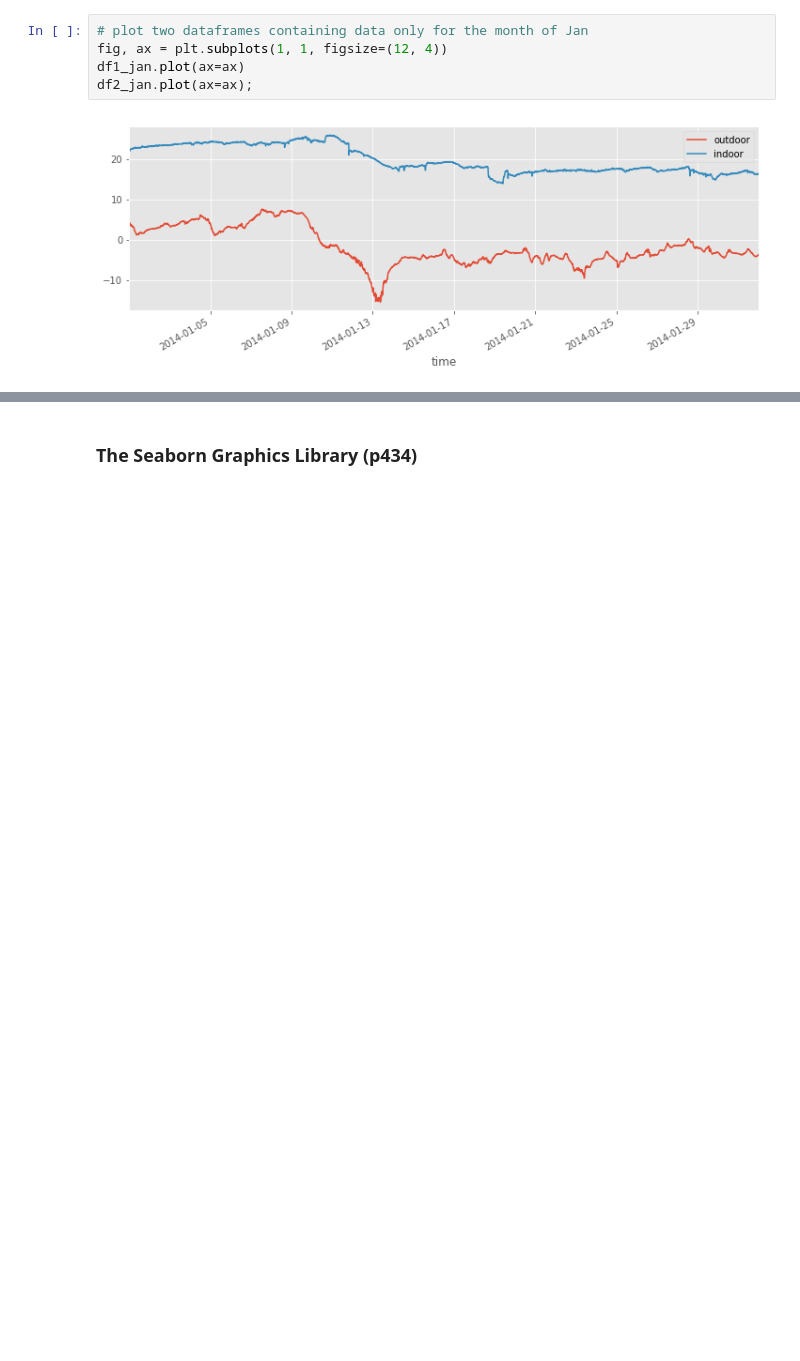
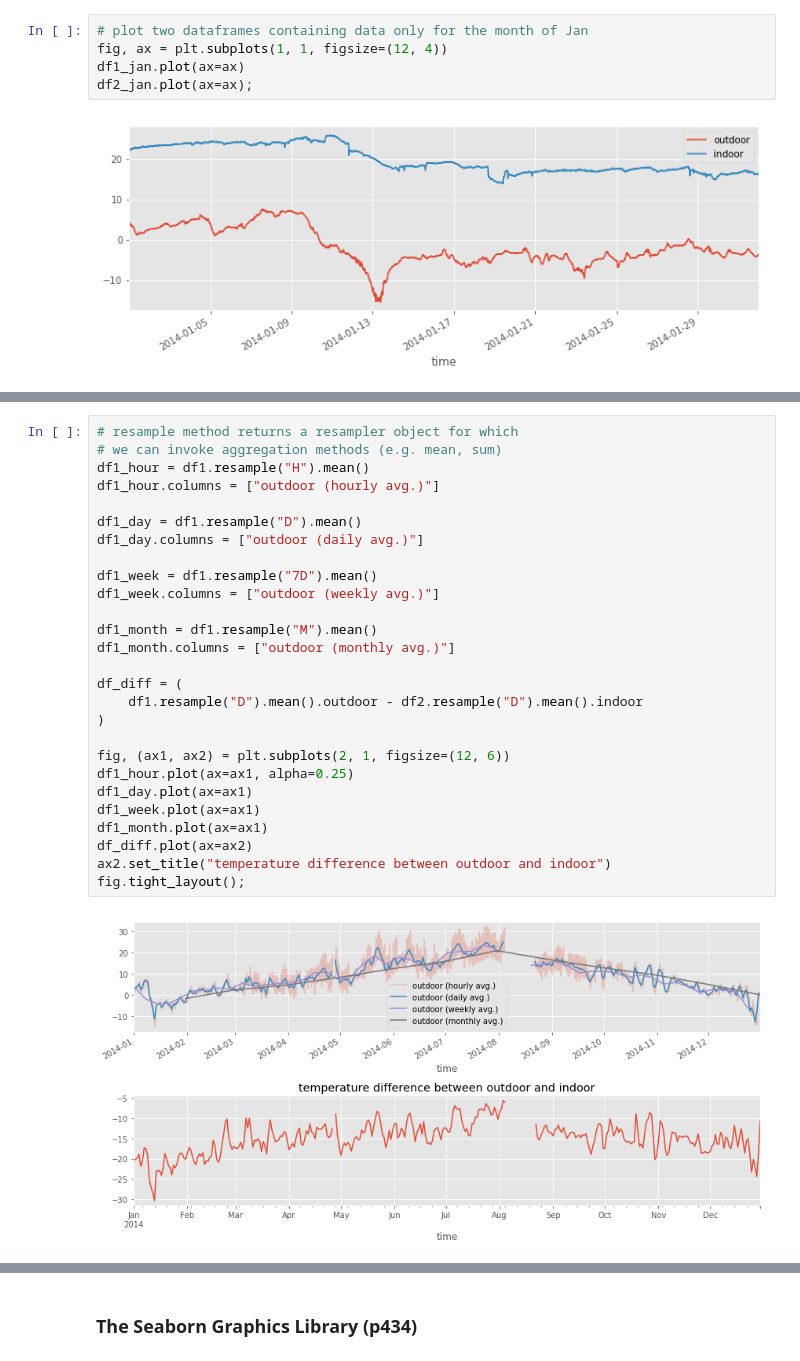
Before and after one commit to mathlarvalab/Nemurecal_Python, a Jupyter notebook: code/ch12/gee.ipynb, the cells around one changed output, grey strips where cells are left out. Cells and saved outputs as stored; diff of their text form; blank space fills up the shorter version.

```diff
--- a/code/ch12/gee.ipynb
+++ b/code/ch12/gee.ipynb
@@ -608,0 +647,29 @@ df1_month.head()
+# %%
+# resample method returns a resampler object for which
+# we can invoke aggregation methods (e.g. mean, sum)
+df1_hour = df1.resample("H").mean()
+df1_hour.columns = ["outdoor (hourly avg.)"]
+
+df1_day = df1.resample("D").mean()
+df1_day.columns = ["outdoor (daily avg.)"]
+
+df1_week = df1.resample("7D").mean()
+df1_week.columns = ["outdoor (weekly avg.)"]
+
+df1_month = df1.resample("M").mean()
+df1_month.columns = ["outdoor (monthly avg.)"]
+
+df_diff = (
+    df1.resample("D").mean().outdoor - df2.resample("D").mean().indoor
+)
+
+fig, (ax1, ax2) = plt.subplots(2, 1, figsize=(12, 6))
+df1_hour.plot(ax=ax1, alpha=0.25)
+df1_day.plot(ax=ax1)
+df1_week.plot(ax=ax1)
+df1_month.plot(ax=ax1)
+df_diff.plot(ax=ax2)
+ax2.set_title("temperature difference between outdoor and indoor")
+fig.tight_layout();
+# %% [output]
+[figure, added]
```
Also changed, not shown: parts of 10 cells of this notebook.
